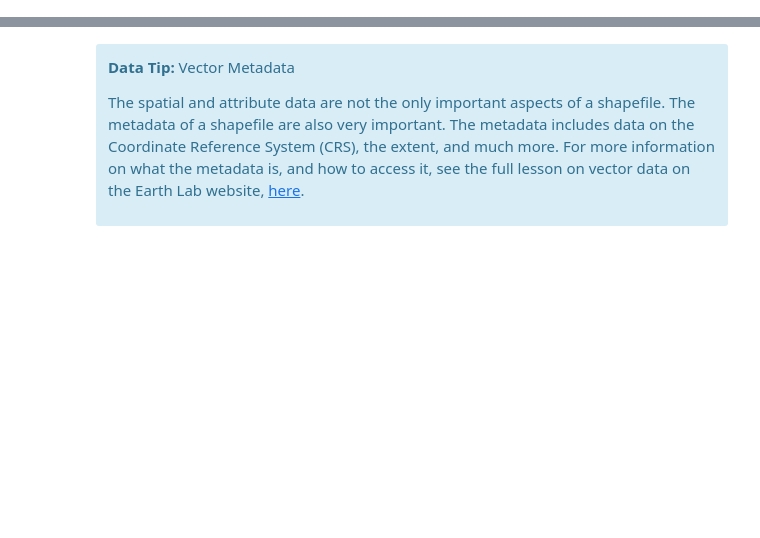
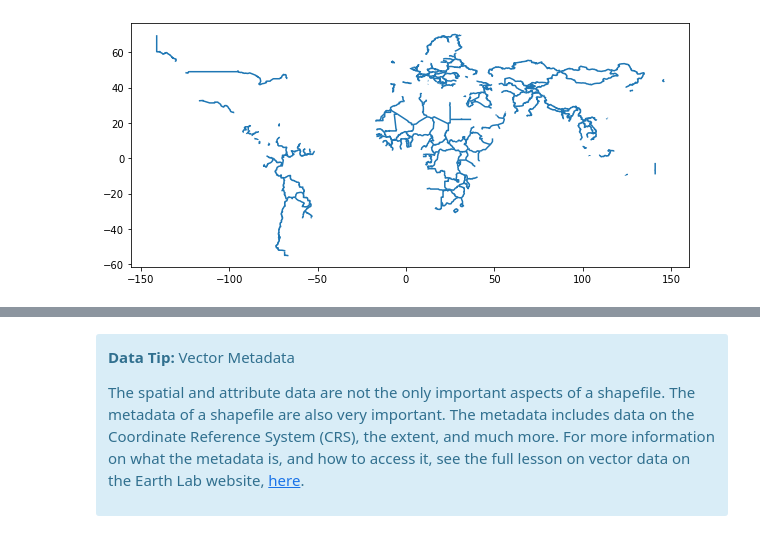
Before and after one commit to earthlab/edsc-summer-2020, a Jupyter notebook: data-types/02-intro-vector-data.ipynb, the cells around one changed output, grey strips where cells are left out. Cells and saved outputs as stored; diff of their text form; code cells hidden in the pictures; blank space fills up the shorter version.

```diff
--- a/data-types/02-intro-vector-data.ipynb
+++ b/data-types/02-intro-vector-data.ipynb
@@ -179,0 +259,6 @@ Length: 255, dtype: object
+# %%
+f, ax1 = plt.subplots(figsize=(10,6))
+boundary_lines.plot(ax=ax1)
+plt.show()
+# %% [output]
+[figure, added]
```
Also changed, not shown: parts of 44 cells of this notebook, 6 other files.
